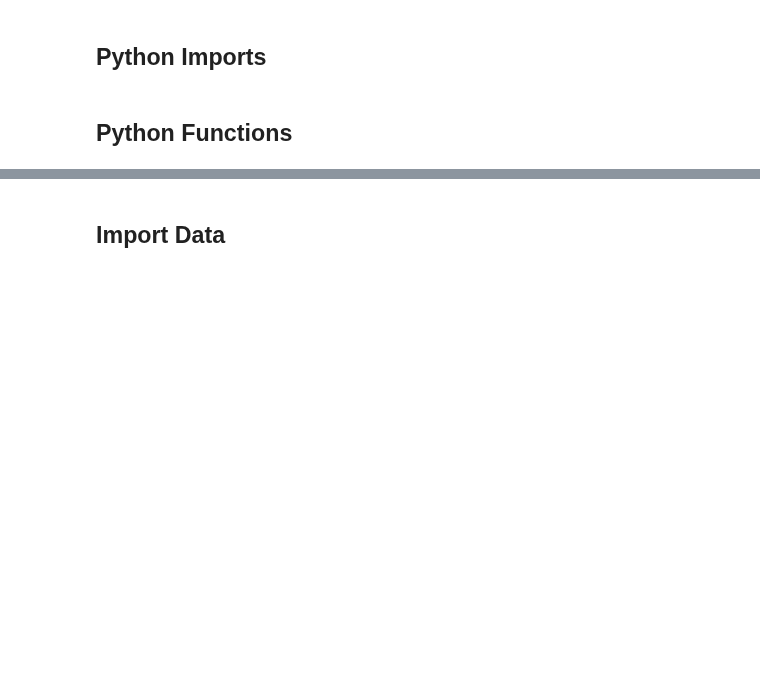
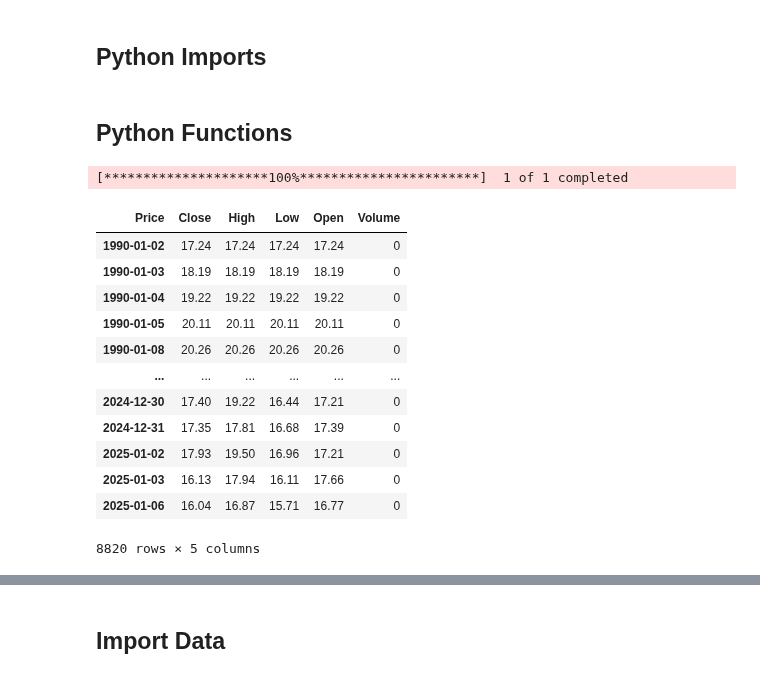
Before and after one commit to jaredszajkowski/jaredszajkowski.github.io, a Jupyter notebook: content/post/investigating-a-vix-trading-signal/Investigating_Vix_Levels_And_Returns.ipynb, the cells around one changed output, grey strips where cells are left out. Saved outputs shown, nothing was run; the diff lists cells and outputs as text; code cells hidden in the pictures; blank space fills up the shorter version.

```diff
--- a/content/post/investigating-a-vix-trading-signal/Investigating_Vix_Levels_And_Returns.ipynb
+++ b/content/post/investigating-a-vix-trading-signal/Investigating_Vix_Levels_And_Returns.ipynb
@@ -52,3 +61,22 @@ def yf_data_updater(fund):
     print(df_comp[-1:])
     print(f"Data updater complete for {fund} data")
     return print(f"--------------------")
+# %%
+
+
+df_comp
+# %% [output]
+[*********************100%***********************]  1 of 1 completed
+| Price | Close | High | Low | Open | Volume |
+| 1990-01-02 | 17.24 | 17.24 | 17.24 | 17.24 | 0 |
+| 1990-01-03 | 18.19 | 18.19 | 18.19 | 18.19 | 0 |
+| 1990-01-04 | 19.22 | 19.22 | 19.22 | 19.22 | 0 |
+| 1990-01-05 | 20.11 | 20.11 | 20.11 | 20.11 | 0 |
+| 1990-01-08 | 20.26 | 20.26 | 20.26 | 20.26 | 0 |
+| ... | ... | ... | ... | ... | ... |
+| 2024-12-30 | 17.40 | 19.22 | 16.44 | 17.21 | 0 |
+| 2024-12-31 | 17.35 | 17.81 | 16.68 | 17.39 | 0 |
+| 2025-01-02 | 17.93 | 19.50 | 16.96 | 17.21 | 0 |
+| 2025-01-03 | 16.13 | 17.94 | 16.11 | 17.66 | 0 |
+| 2025-01-06 | 16.04 | 16.87 | 15.71 | 16.77 | 0 |
+8820 rows × 5 columns
```
Also changed, not shown: parts of 6 cells of this notebook, 51 other files.
